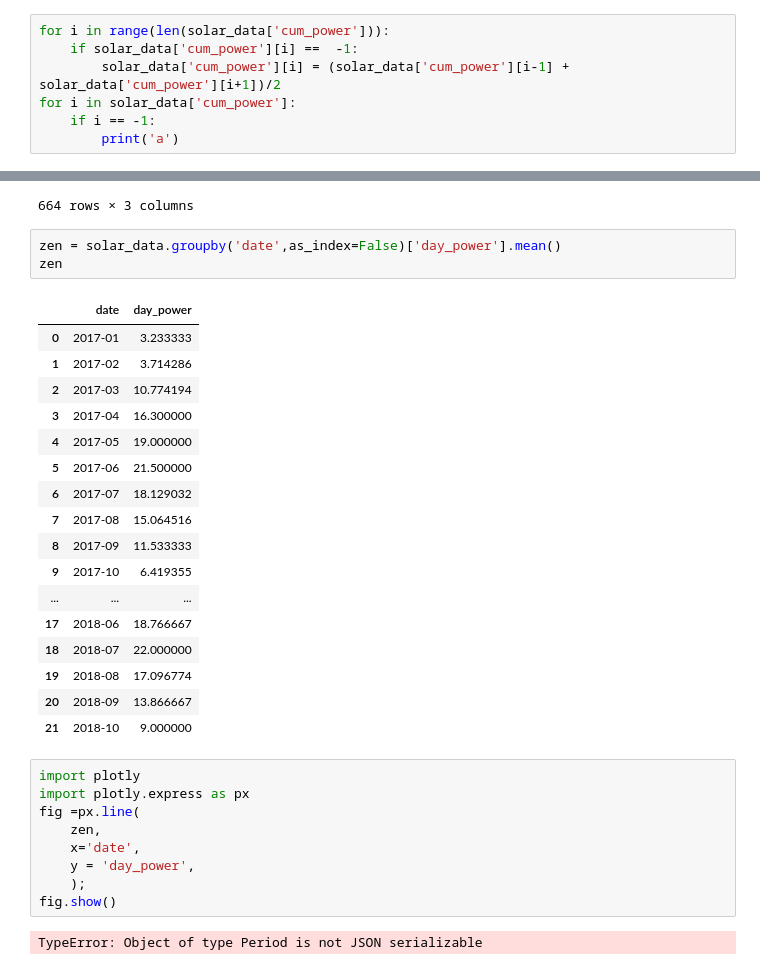
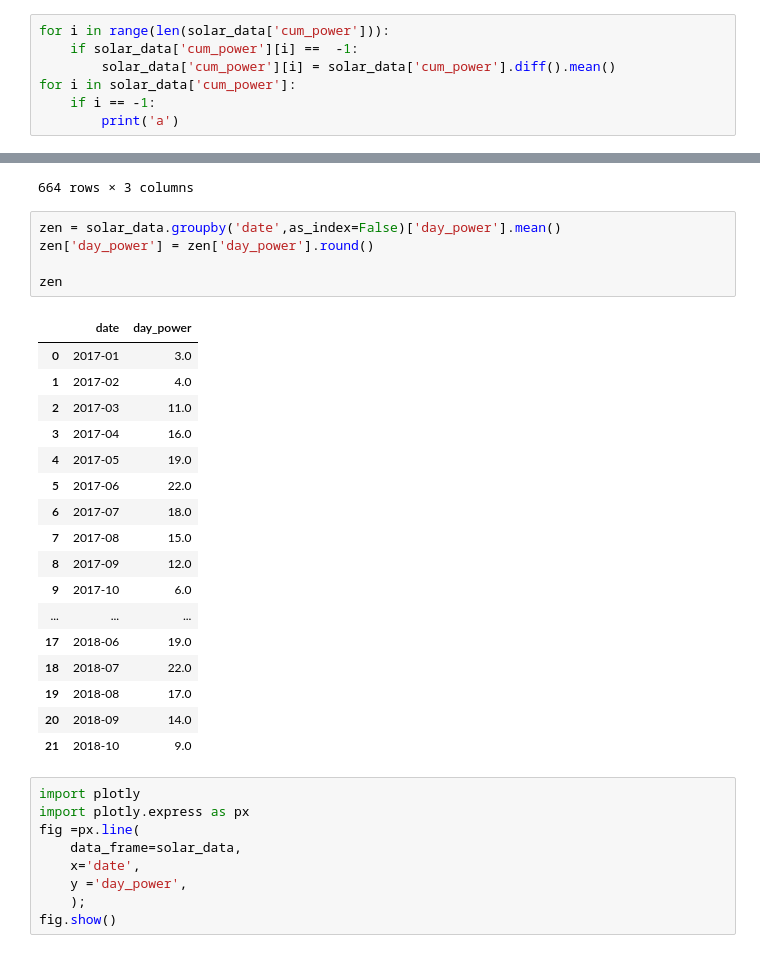
Before and after one commit to Davids001/Education, a Jupyter notebook: Working/Python18/Python18_kontr_work.ipynb, the cells around one changed output, grey strips where cells are left out. Saved outputs shown, nothing was run; the diff lists cells and outputs as text.

```diff
--- a/Working/Python18/Python18_kontr_work.ipynb
+++ b/Working/Python18/Python18_kontr_work.ipynb
@@ -12,7 +12,7 @@ solar_data.head()
 # %%
 for i in range(len(solar_data['cum_power'])):
     if solar_data['cum_power'][i] ==  -1:
-        solar_data['cum_power'][i] = (solar_data['cum_power'][i-1] + solar_data['cum_power'][i+1])/2
+        solar_data['cum_power'][i] = solar_data['cum_power'].diff().mean()
 for i in solar_data['cum_power']:
     if i == -1:
         print('a')
@@ -67,33 +65,33 @@ solar_data
 664 rows × 3 columns
 # %%
 zen = solar_data.groupby('date',as_index=False)['day_power'].mean()
+zen['day_power'] = zen['day_power'].round()
+
 zen
 # %% [output]
 |  | date | day_power |
-| 0 | 2017-01 | 3.233333 |
-| 1 | 2017-02 | 3.714286 |
-| 2 | 2017-03 | 10.774194 |
-| 3 | 2017-04 | 16.300000 |
-| 4 | 2017-05 | 19.000000 |
-| 5 | 2017-06 | 21.500000 |
-| 6 | 2017-07 | 18.129032 |
-| 7 | 2017-08 | 15.064516 |
-| 8 | 2017-09 | 11.533333 |
-| 9 | 2017-10 | 6.419355 |
+| 0 | 2017-01 | 3.0 |
+| 1 | 2017-02 | 4.0 |
+| 2 | 2017-03 | 11.0 |
+| 3 | 2017-04 | 16.0 |
+| 4 | 2017-05 | 19.0 |
+| 5 | 2017-06 | 22.0 |
+| 6 | 2017-07 | 18.0 |
+| 7 | 2017-08 | 15.0 |
+| 8 | 2017-09 | 12.0 |
+| 9 | 2017-10 | 6.0 |
 | ... | ... | ... |
-| 17 | 2018-06 | 18.766667 |
-| 18 | 2018-07 | 22.000000 |
-| 19 | 2018-08 | 17.096774 |
-| 20 | 2018-09 | 13.866667 |
-| 21 | 2018-10 | 9.000000 |
+| 17 | 2018-06 | 19.0 |
+| 18 | 2018-07 | 22.0 |
+| 19 | 2018-08 | 17.0 |
+| 20 | 2018-09 | 14.0 |
+| 21 | 2018-10 | 9.0 |
 # %%
 import plotly
 import plotly.express as px
 fig =px.line(
-    zen,
+    data_frame=solar_data,
     x='date',
-    y = 'day_power',
+    y ='day_power',
     );
 fig.show()
-# %% [output]
-TypeError: Object of type Period is not JSON serializable
```
Also changed, not shown: parts of 5 cells of this notebook, 1 other file.
